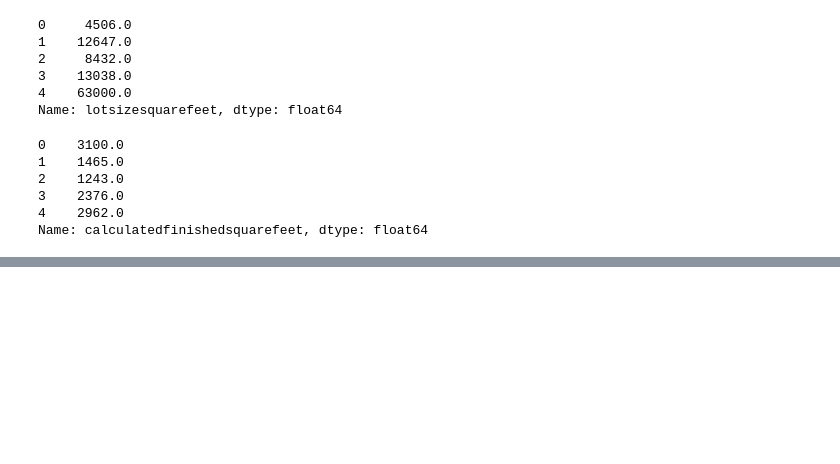
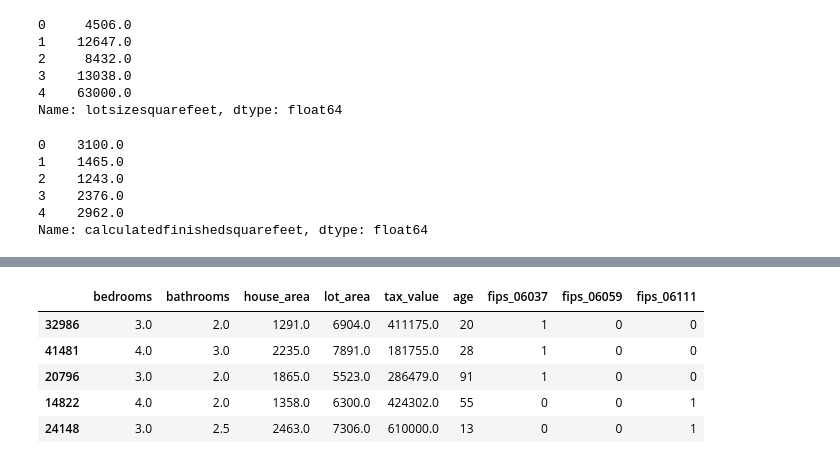
Before and after one commit to watermanbrandyn/regression_project, a Jupyter notebook: regression_workbook.ipynb, the cells around one changed output, grey strips where cells are left out. Saved outputs shown, nothing was run; the diff lists cells and outputs as text; code cells hidden in the pictures; blank space fills up the shorter version.

```diff
--- a/regression_workbook.ipynb
+++ b/regression_workbook.ipynb
@@ -516,0 +701,2 @@ Name: calculatedfinishedsquarefeet, dtype: float64
+# %%
+z = a.acquire_zillow()
@@ -516,0 +714,2 @@ Name: calculatedfinishedsquarefeet, dtype: float64
+# %%
+train, validate, test = p.prepare_zillow(z)
@@ -516,0 +744,9 @@ Name: calculatedfinishedsquarefeet, dtype: float64
+# %%
+train.head()
+# %% [output]
+|  | bedrooms | bathrooms | house_area | lot_area | tax_value | age | fips_06037 | fips_06059 | fips_06111 |
+| 32986 | 3.0 | 2.0 | 1291.0 | 6904.0 | 411175.0 | 20 | 1 | 0 | 0 |
+| 41481 | 4.0 | 3.0 | 2235.0 | 7891.0 | 181755.0 | 28 | 1 | 0 | 0 |
+| 20796 | 3.0 | 2.0 | 1865.0 | 5523.0 | 286479.0 | 91 | 1 | 0 | 0 |
+| 14822 | 4.0 | 2.0 | 1358.0 | 6300.0 | 424302.0 | 55 | 0 | 0 | 1 |
+| 24148 | 3.0 | 2.5 | 2463.0 | 7306.0 | 610000.0 | 13 | 0 | 0 | 1 |
```
Also changed, not shown: parts of 27 cells of this notebook.
